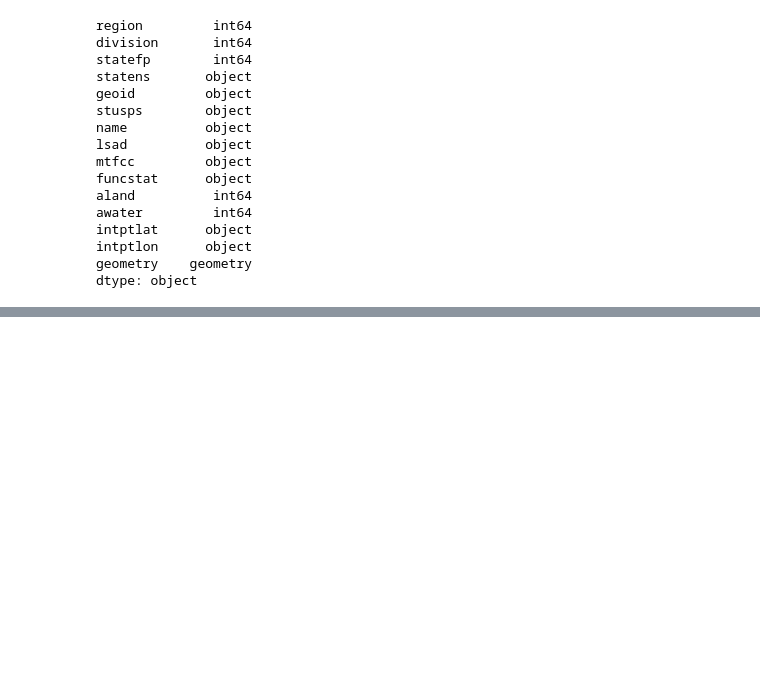
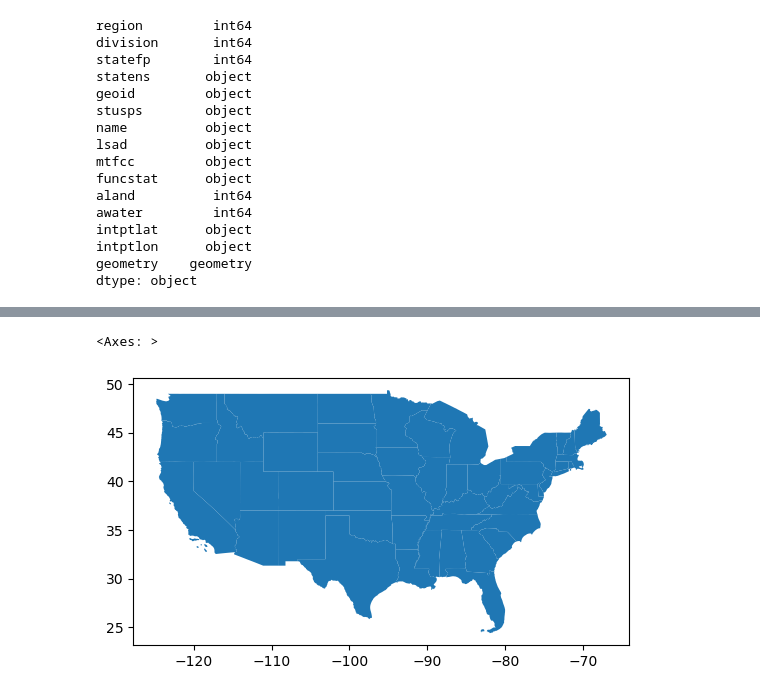
Before and after one commit to sofiasarak/eds220-in-class, a Jupyter notebook: week5-code-streamlining.ipynb, the cells around one changed output, grey strips where cells are left out. Cells and saved outputs as stored; diff of their text form; code cells hidden in the pictures; blank space fills up the shorter version.

```diff
--- a/week5-code-streamlining.ipynb
+++ b/week5-code-streamlining.ipynb
@@ -199,0 +238,9 @@ dtype: object
+# %%
+# Select all continuous US states
+contiguous = states[(states.region != 9 ) &
+                    (~states.statefp.isin([2, 15]))] # Select EVERYTHING except 2 and 15 (~ negates)
+# %%
+contiguous.plot()
+# %% [output]
+<Axes: >
+[figure, added]
```
Also changed, not shown: parts of 24 cells of this notebook.
